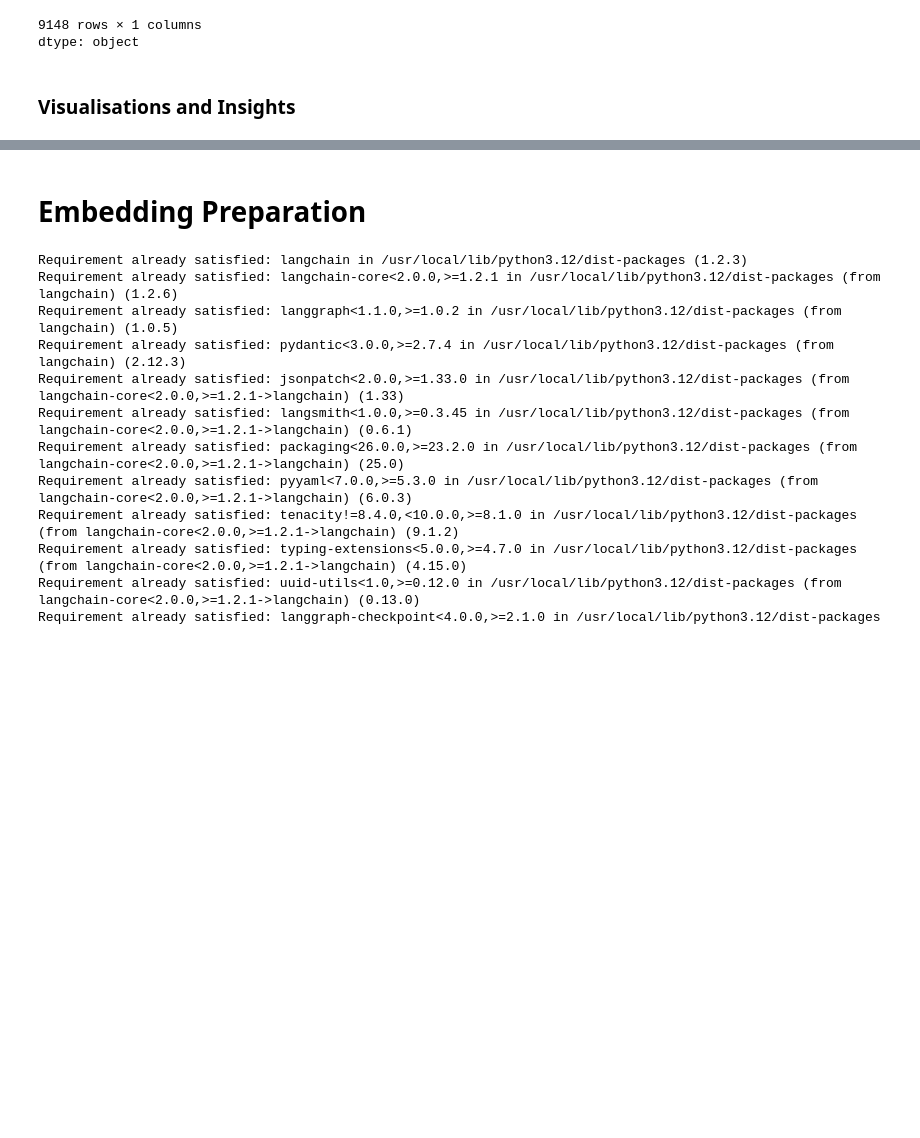
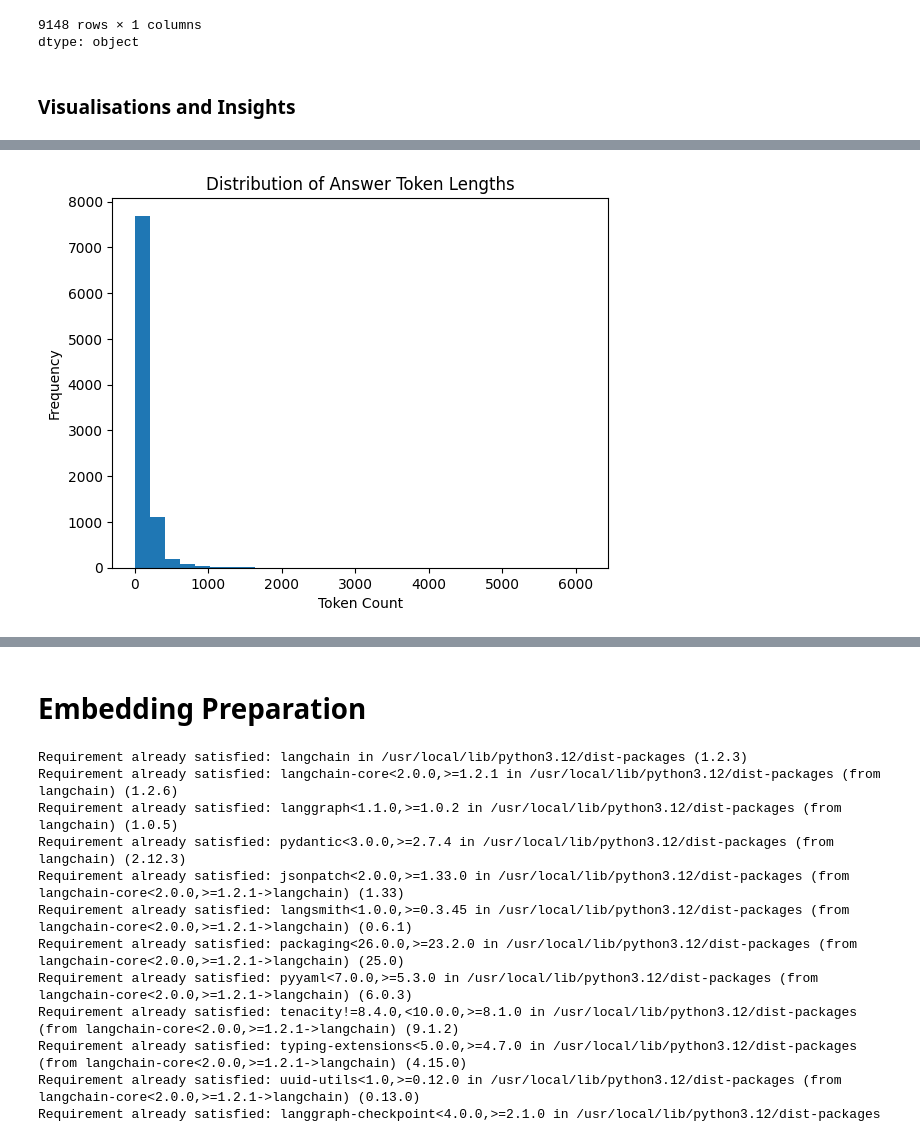
Before and after one commit to imkushwaha/advanced-rag-covid-faq-thesis, a Jupyter notebook: notebooks/01_Dataprep&Viz/03_data_preparation_3.ipynb, the cells around one changed output, grey strips where cells are left out. Drawn from its saved outputs; the diff is of its cells as text; code cells hidden in the pictures; blank space fills up the shorter version.

```diff
--- a/notebooks/01_Dataprep&Viz/03_data_preparation_3.ipynb
+++ b/notebooks/01_Dataprep&Viz/03_data_preparation_3.ipynb
@@ -136,0 +186,11 @@ dtype: object
+# %%
+# Answer Length Distribution
+
+plt.figure()
+plt.hist(df3["answer_tokens"], bins=30)
+plt.title("Distribution of Answer Token Lengths")
+plt.xlabel("Token Count")
+plt.ylabel("Frequency")
+plt.show()
+# %% [output]
+[figure, added]
```
Also changed, not shown: parts of 21 cells of this notebook, 50 other files.
